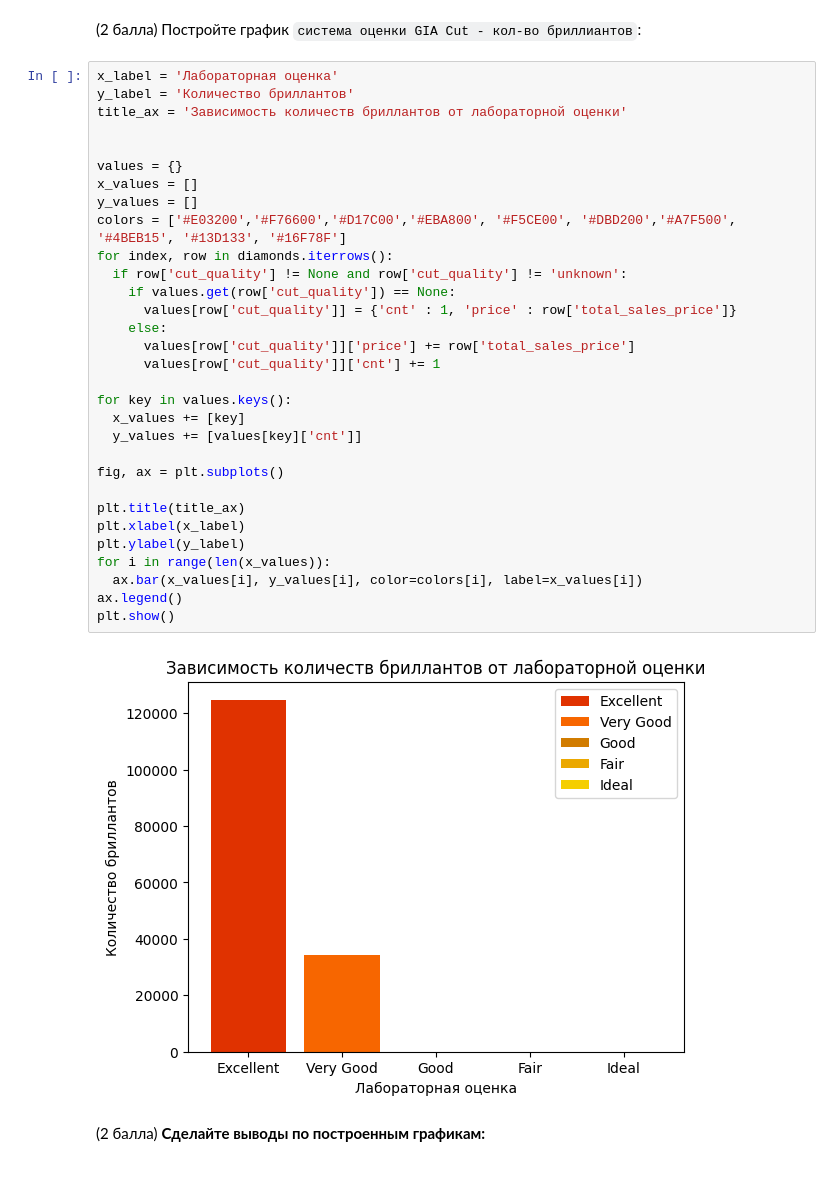
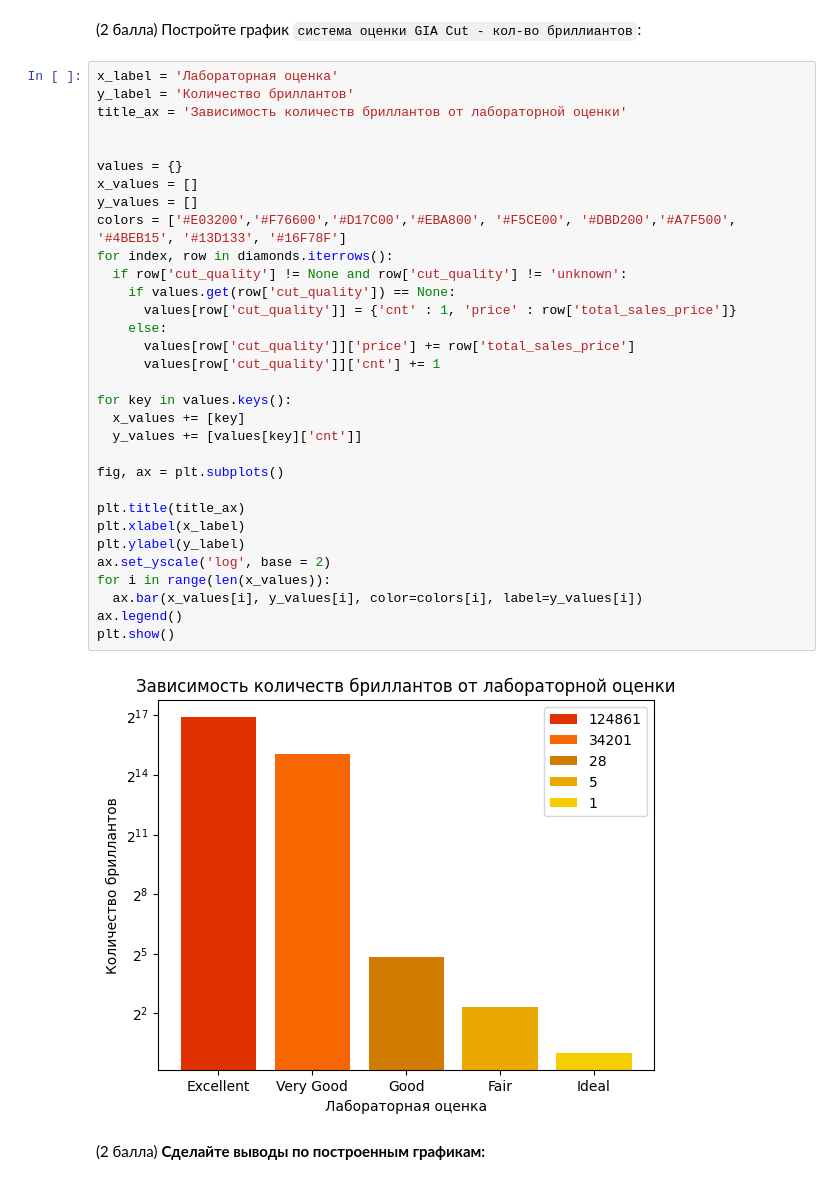
Before and after one commit to nvclon/PythonLabWork, a Jupyter notebook: Лабораторная_работа_"lab_work_ipynb".ipynb, the cells around one changed output. Drawn from its saved outputs; the diff is of its cells as text.

```diff
--- a/Лабораторная_работа_"lab_work_ipynb".ipynb
+++ b/Лабораторная_работа_"lab_work_ipynb".ipynb
@@ -580,35 +580,36 @@ plt.show()
 x_label = 'Лабораторная оценка'
 y_label = 'Количество бриллантов'
 title_ax = 'Зависимость количеств бриллантов от лабораторной оценки'
 
 
 values = {}
 x_values = []
 y_values = []
 colors = ['#E03200','#F76600','#D17C00','#EBA800', '#F5CE00', '#DBD200','#A7F500', '#4BEB15', '#13D133', '#16F78F']
 for index, row in diamonds.iterrows():
   if row['cut_quality'] != None and row['cut_quality'] != 'unknown':
     if values.get(row['cut_quality']) == None:
       values[row['cut_quality']] = {'cnt' : 1, 'price' : row['total_sales_price']}
     else:
       values[row['cut_quality']]['price'] += row['total_sales_price']
       values[row['cut_quality']]['cnt'] += 1
 
 for key in values.keys():
   x_values += [key]
   y_values += [values[key]['cnt']]
 
 fig, ax = plt.subplots()
 
 plt.title(title_ax)
 plt.xlabel(x_label)
 plt.ylabel(y_label)
+ax.set_yscale('log', base = 2)
 for i in range(len(x_values)):
-  ax.bar(x_values[i], y_values[i], color=colors[i], label=x_values[i])
+  ax.bar(x_values[i], y_values[i], color=colors[i], label=y_values[i])
 ax.legend()
 plt.show()
 # %% [output]
-[figure, old version]
+[figure, new version]
 # %% [markdown]
 (2 балла) **Сделайте выводы по построенным графикам:**
 # %% [markdown]
```
Also changed, not shown: parts of 3 cells of this notebook.
